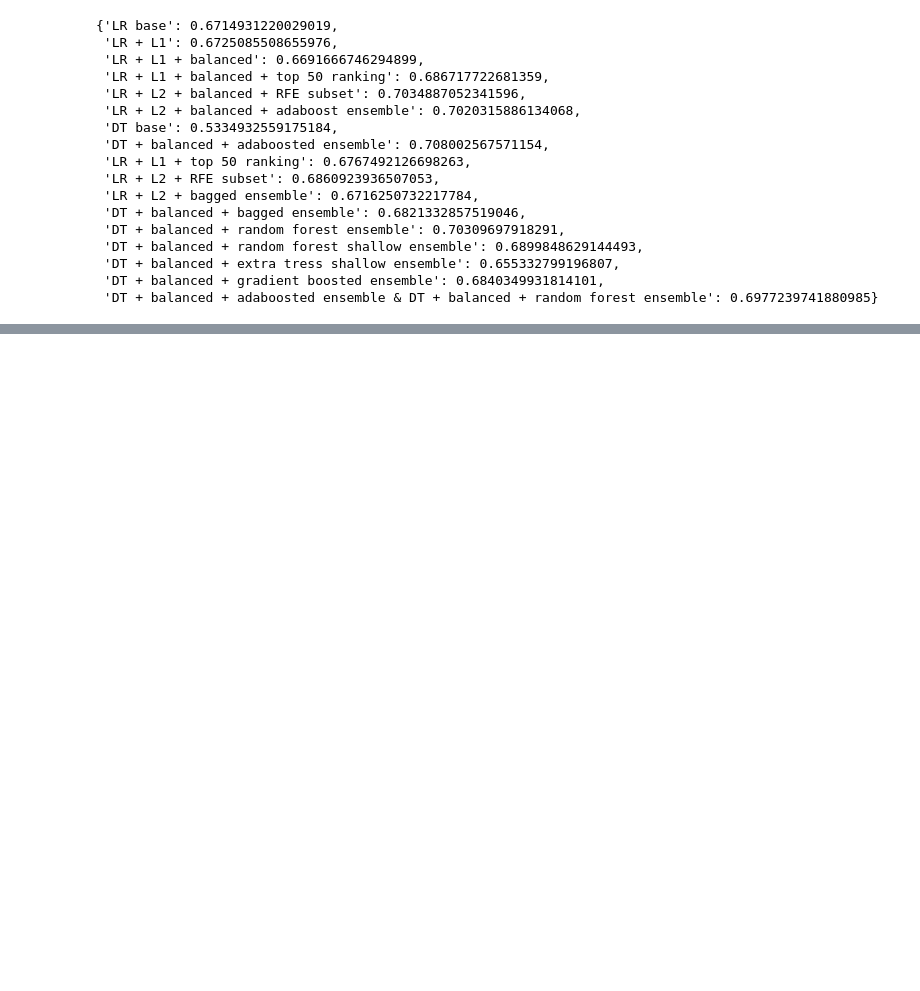
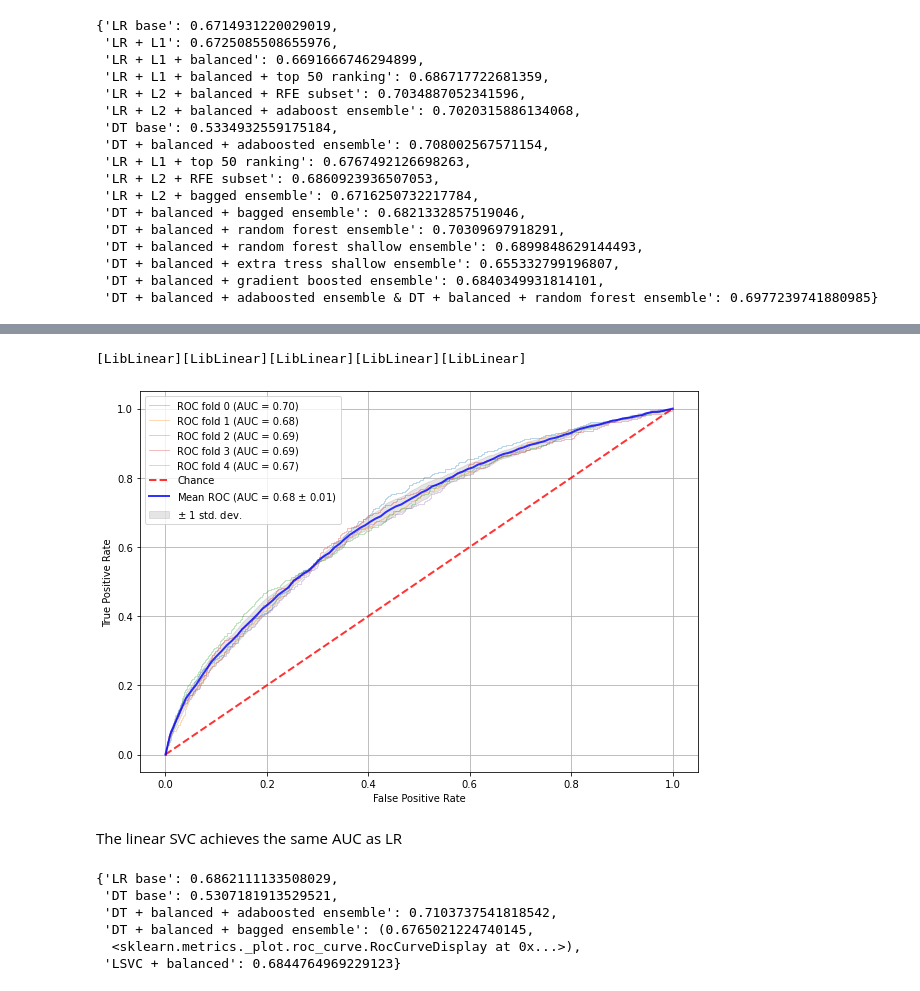
Before and after one commit to sdesilva26/Customer-Churn-Prediction, a Jupyter notebook: notebooks/Predicting Churn.ipynb, the cells around one changed output, grey strips where cells are left out. Saved outputs shown, nothing was run; the diff lists cells and outputs as text; code cells hidden in the pictures; blank space fills up the shorter version.

```diff
--- a/notebooks/Predicting Churn.ipynb
+++ b/notebooks/Predicting Churn.ipynb
@@ -1256,0 +954,19 @@ The final method I am going to try to use is a SVM. If this data is non-linear t
+# %%
+lsvc = LinearSVC(penalty='l2', dual=False, verbose=2)
+# %%
+mean_auc = score_and_plot_model(lsvc, X_train, y_train, True)[0]
+# %% [output]
+[LibLinear][LibLinear][LibLinear][LibLinear][LibLinear]
+[figure, added]
+# %% [markdown]
+The linear SVC achieves the same AUC as LR
+# %%
+AUC_dict['LSVC + balanced'] = mean_auc
+AUC_dict
+# %% [output]
+{'LR base': 0.6862111133508029,
+ 'DT base': 0.5307181913529521,
+ 'DT + balanced + adaboosted ensemble': 0.7103737541818542,
+ 'DT + balanced + bagged ensemble': (0.6765021224740145,
+  <sklearn.metrics._plot.roc_curve.RocCurveDisplay at 0x...>),
+ 'LSVC + balanced': 0.6844764969229123}
```
Also changed, not shown: parts of 47 cells of this notebook, 5 other files.
